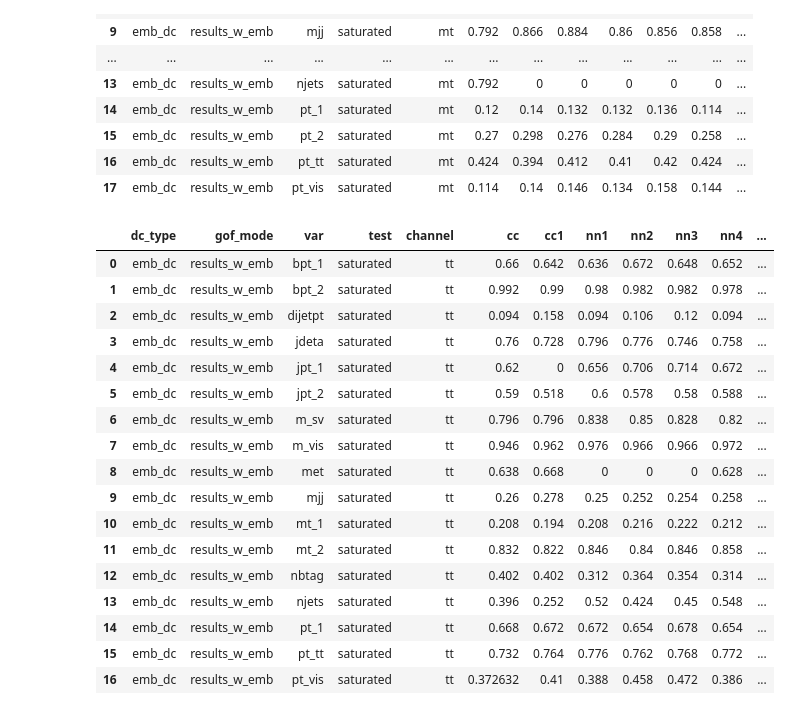
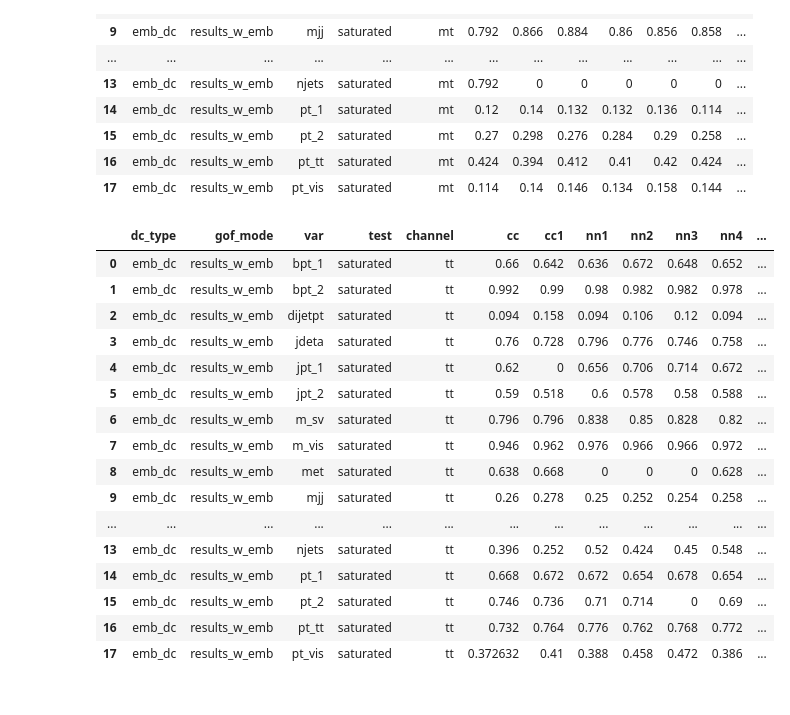
Before and after one commit to msajatov/GOFAnalysis, a Jupyter notebook: src/notebooks/saturated.ipynb, the cells around one changed output. Cells and saved outputs as stored; diff of their text form; code cells hidden in the pictures.

Commit message:
Add more nn configurations and make separate notebook and evalgof script for tt

```diff
--- a/src/notebooks/saturated.ipynb
+++ b/src/notebooks/saturated.ipynb
@@ -9,7 +9,7 @@ def color_negative_red(val):
     the css property `'color: red'` for negative
     strings, black otherwise.
     """
-    color = 'red' if val < 0.05 else 'black'
+    color = 'red' if val <= 0.05 else 'black'
     return 'color: %s' % color
 
 def highlight_max(s):
@@ -29,13 +29,13 @@ def highlight_greater_than_base(s):
 def highlight_greater_than_base(row):
     ret = ["" for _ in row.index]
     for colname in row.index:
-        if row[colname] > row["cc"]:
+        if row[colname] > row["cc"] and row[colname] > row["cc1"]:
             ret[row.index.get_loc(colname)] = "background-color: yellow"
     return ret
 # %%
 reload(GOFTools.evalgof)
 from IPython.display import display, HTML
 import GOFTools.evalgof as evalgof
-df = evalgof.loadDF("../output/pvalues.json")
+df = evalgof.loadDF("../output/all_pvalues.json")
 # %%
 base = "cc"
@@ -95,30 +97,30 @@ result.style.applymap(color_negative_red) \
 | 17 | emb_dc | results_w_emb | pt_vis | saturated | mt | 0.114 | 0.14 | 0.146 | 0.134 | 0.158 | 0.144 | ... |
 # %%
 base = "cc"
-configs = ["cc1", "nn1", "nn2", "nn3", "nn4", "nn5", "nn6", "nn7", "nn8", "nn9", "nn10", "nn11", "nn13", "nn15", "nn16"]
+configs = ["cc1", "nn1", "nn2", "nn3", "nn4", "nn5", "nn6", "nn7", "nn8", "nn9", "nn10", "nn11",
+           "nn13", "nn15", "nn16", "nn17", "nn18", "nn21"]
 
 cols = [base] + configs
 
 result = evalgof.compareSideBySide(df, "cc", configs, "saturated", "tt")
 result.style.applymap(color_negative_red) \
             .apply(highlight_greater_than_base, subset=cols, axis=1) \
             .apply(highlight_max, subset=cols, axis=1)
 # %% [output]
 |  | dc_type | gof_mode | var | test | channel | cc | cc1 | nn1 | nn2 | nn3 | nn4 | ... |
 | 0 | emb_dc | results_w_emb | bpt_1 | saturated | tt | 0.66 | 0.642 | 0.636 | 0.672 | 0.648 | 0.652 | ... |
 | 1 | emb_dc | results_w_emb | bpt_2 | saturated | tt | 0.992 | 0.99 | 0.98 | 0.982 | 0.982 | 0.978 | ... |
 | 2 | emb_dc | results_w_emb | dijetpt | saturated | tt | 0.094 | 0.158 | 0.094 | 0.106 | 0.12 | 0.094 | ... |
 | 3 | emb_dc | results_w_emb | jdeta | saturated | tt | 0.76 | 0.728 | 0.796 | 0.776 | 0.746 | 0.758 | ... |
 | 4 | emb_dc | results_w_emb | jpt_1 | saturated | tt | 0.62 | 0 | 0.656 | 0.706 | 0.714 | 0.672 | ... |
 | 5 | emb_dc | results_w_emb | jpt_2 | saturated | tt | 0.59 | 0.518 | 0.6 | 0.578 | 0.58 | 0.588 | ... |
 | 6 | emb_dc | results_w_emb | m_sv | saturated | tt | 0.796 | 0.796 | 0.838 | 0.85 | 0.828 | 0.82 | ... |
 | 7 | emb_dc | results_w_emb | m_vis | saturated | tt | 0.946 | 0.962 | 0.976 | 0.966 | 0.966 | 0.972 | ... |
 | 8 | emb_dc | results_w_emb | met | saturated | tt | 0.638 | 0.668 | 0 | 0 | 0 | 0.628 | ... |
 | 9 | emb_dc | results_w_emb | mjj | saturated | tt | 0.26 | 0.278 | 0.25 | 0.252 | 0.254 | 0.258 | ... |
-| 10 | emb_dc | results_w_emb | mt_1 | saturated | tt | 0.208 | 0.194 | 0.208 | 0.216 | 0.222 | 0.212 | ... |
-| 11 | emb_dc | results_w_emb | mt_2 | saturated | tt | 0.832 | 0.822 | 0.846 | 0.84 | 0.846 | 0.858 | ... |
-| 12 | emb_dc | results_w_emb | nbtag | saturated | tt | 0.402 | 0.402 | 0.312 | 0.364 | 0.354 | 0.314 | ... |
+| ... | ... | ... | ... | ... | ... | ... | ... | ... | ... | ... | ... | ... |
 | 13 | emb_dc | results_w_emb | njets | saturated | tt | 0.396 | 0.252 | 0.52 | 0.424 | 0.45 | 0.548 | ... |
 | 14 | emb_dc | results_w_emb | pt_1 | saturated | tt | 0.668 | 0.672 | 0.672 | 0.654 | 0.678 | 0.654 | ... |
-| 15 | emb_dc | results_w_emb | pt_tt | saturated | tt | 0.732 | 0.764 | 0.776 | 0.762 | 0.768 | 0.772 | ... |
-| 16 | emb_dc | results_w_emb | pt_vis | saturated | tt | 0.372632 | 0.41 | 0.388 | 0.458 | 0.472 | 0.386 | ... |
+| 15 | emb_dc | results_w_emb | pt_2 | saturated | tt | 0.746 | 0.736 | 0.71 | 0.714 | 0 | 0.69 | ... |
+| 16 | emb_dc | results_w_emb | pt_tt | saturated | tt | 0.732 | 0.764 | 0.776 | 0.762 | 0.768 | 0.772 | ... |
+| 17 | emb_dc | results_w_emb | pt_vis | saturated | tt | 0.372632 | 0.41 | 0.388 | 0.458 | 0.472 | 0.386 | ... |
```
Also changed, not shown: parts of 2 cells of this notebook, 5 other files.
